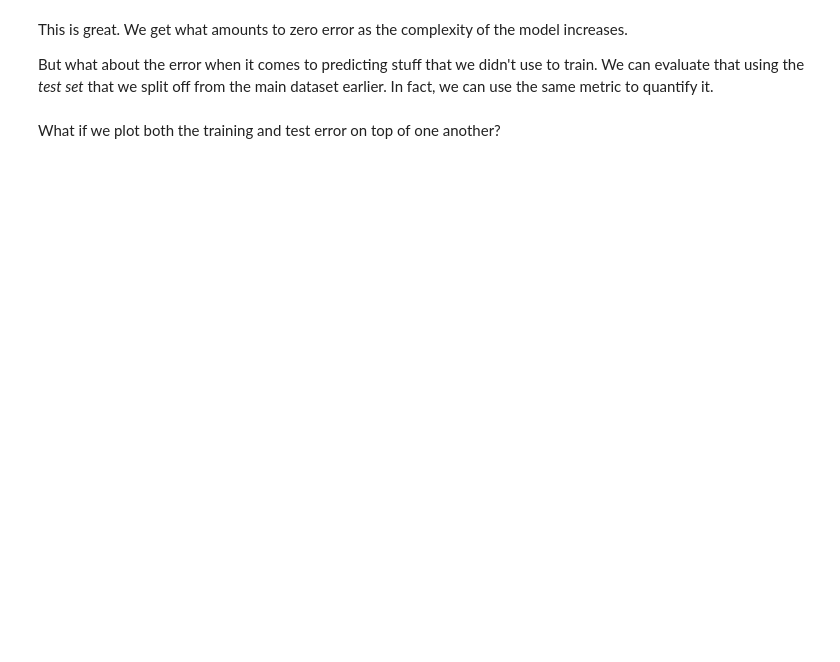
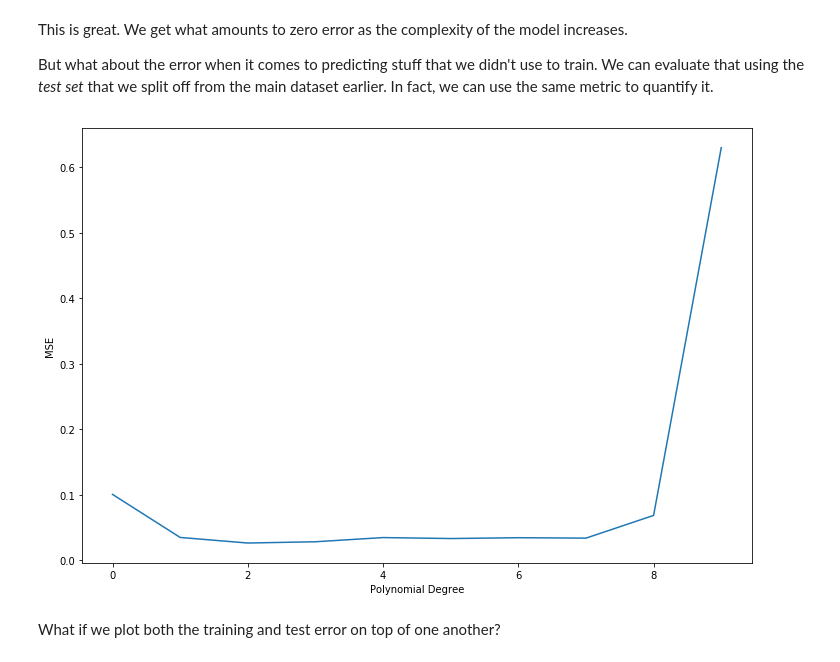
Before and after one commit to coltongerth/02-probability, a Jupyter notebook: 02_probability_and_distributions.ipynb, the cells around one changed output. Saved outputs shown, nothing was run; the diff lists cells and outputs as text; code cells hidden in the pictures; blank space fills up the shorter version.

```diff
--- a/02_probability_and_distributions.ipynb
+++ b/02_probability_and_distributions.ipynb
@@ -94,14 +109,16 @@ But what about the error when it comes to predicting stuff that we didn't use to
 # %%
 mse_test = []
 
-for d,w in zip(range(1,12),w_trained):
+for d,w in zip(range(1,11),w_trained):
     y_test_pred = evaluate_poly(x_test,w)
     mse_test.append(get_mse(y_test_pred,y_test))
 
-plt.plot(range(0,11),mse_test)
+plt.plot(range(0,10),mse_test)
 plt.xlabel('Polynomial Degree')
 plt.ylabel('MSE')
 plt.show()
+# %% [output]
+[figure, added]
 # %% [markdown]
 What if we plot both the training and test error on top of one another?
 # %%
```
Also changed, not shown: parts of 18 cells of this notebook, 1 other file.
